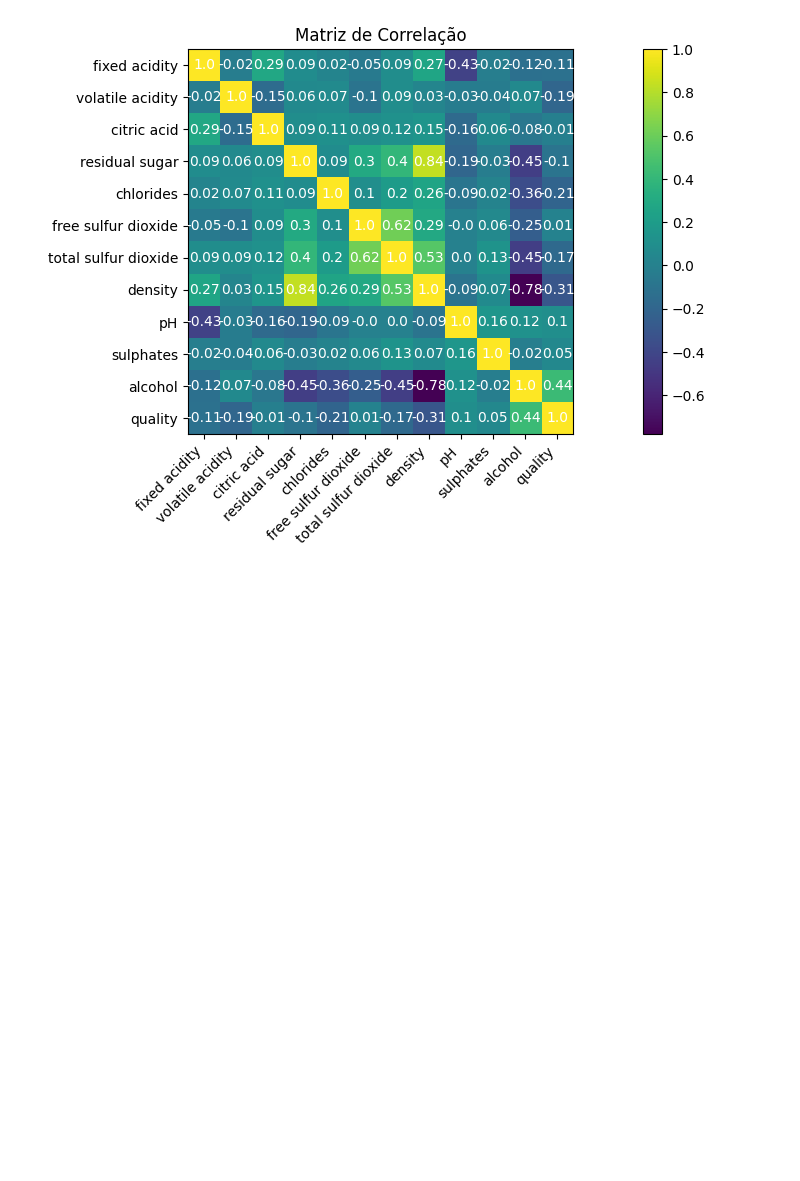
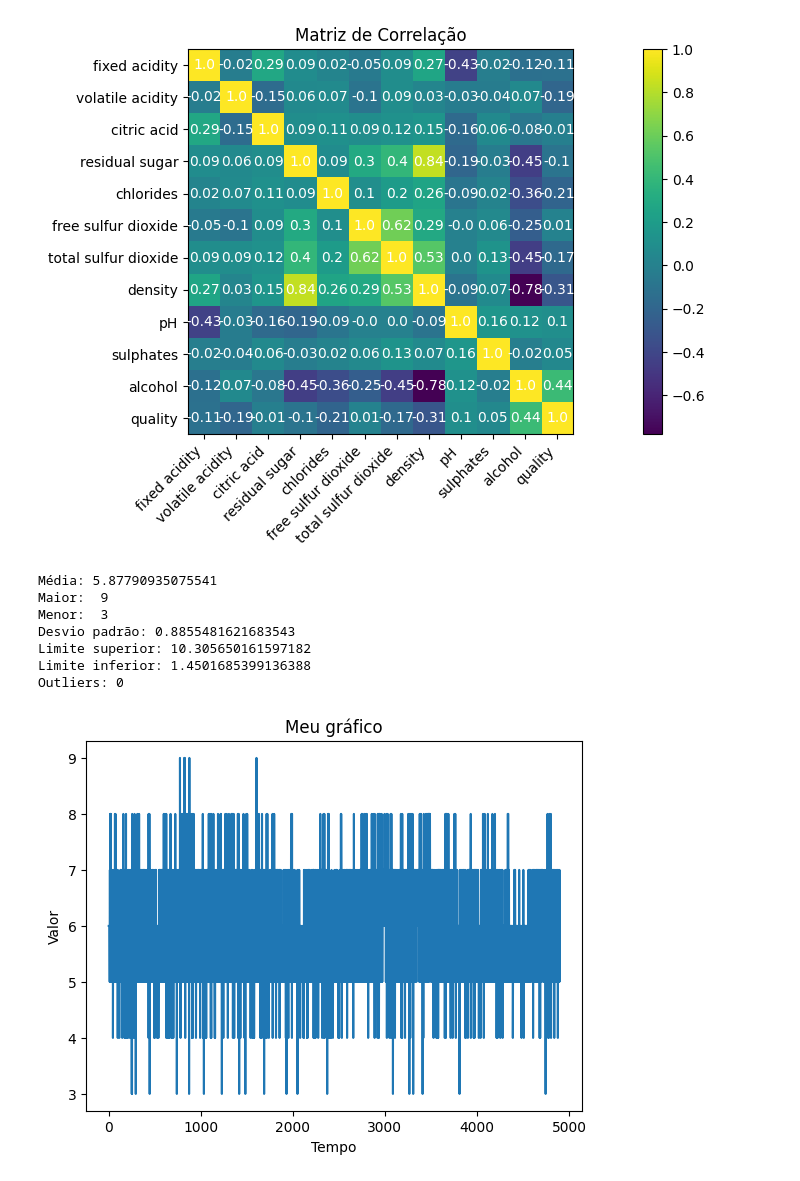
Before and after one commit to Davi-Nascimento-Santos/AtividadesLaboratorio, a Jupyter notebook: atividadeFinal/teste.ipynb, the cells around one changed output. Saved outputs shown, nothing was run; the diff lists cells and outputs as text; code cells hidden in the pictures; blank space fills up the shorter version.

```diff
--- a/atividadeFinal/teste.ipynb
+++ b/atividadeFinal/teste.ipynb
@@ -295,3 +295,46 @@ ax.set_title('Matriz de Correlação')
 plt.show()
 # %% [output]
 [figure]
+# %%
+# Dataset de exemplo
+data = vinhoBranco["quality"]
+
+# Calcule a média e o desvio padrão dos dados
+mean = np.mean(data)
+std = np.std(data)
+
+# Defina o limite superior e inferior usando a regra dos três desvios padrão
+upper_limit = mean + 5 * std
+lower_limit = mean - 5 * std
+
+# Encontre os outliers
+outliers = [x for x in data if x > upper_limit or x < lower_limit]
+
+# Imprima os resultados
+print("Média:", mean)
+print("Maior: ", data.max())
+print("Menor: ", data.min())
+print("Desvio padrão:", std)
+print("Limite superior:", upper_limit)
+print("Limite inferior:", lower_limit)
+print("Outliers:", len(outliers))
+plt.plot(data)
+
+# Adiciona um título ao gráfico
+plt.title('Meu gráfico')
+
+# Adiciona rótulos aos eixos x e y
+plt.xlabel('Tempo')
+plt.ylabel('Valor')
+
+# Exibe o gráfico
+plt.show()
+# %% [output]
+Média: 5.87790935075541
+Maior:  9
+Menor:  3
+Desvio padrão: 0.8855481621683543
+Limite superior: 10.305650161597182
+Limite inferior: 1.4501685399136388
+Outliers: 0
+[figure, added]
```
